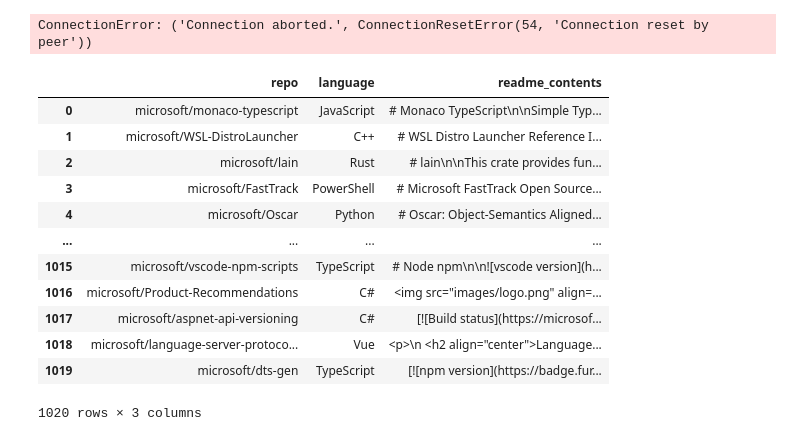
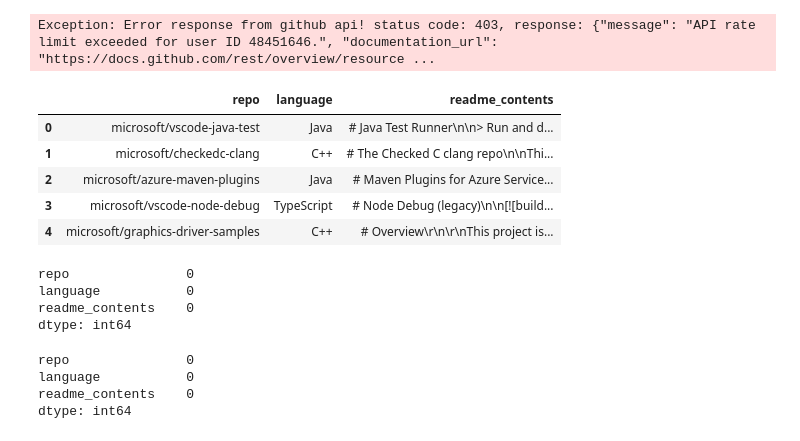
Before and after one commit to mdalton87/predict_prog_lang_with_readme, a Jupyter notebook: github_aquire_and_prep.ipynb, the cells around one changed output. Drawn from its saved outputs; the diff is of its cells as text; code cells hidden in the pictures.

```diff
--- a/github_aquire_and_prep.ipynb
+++ b/github_aquire_and_prep.ipynb
@@ -36,0 +38,13 @@ for n in range(0,30):
+# %%
+i = 35
+while i < 80:
+    url = 'https://github.com/microsoft?language=&page=' + str(i) + '&sort=stargazers&type='
+    response = requests.get(url)
+    html = response.text
+    soup = bs4.BeautifulSoup(html)
+
+    for n in range(0,30):
+        REPOS.append(soup.select('h3')[n].text)
+        REPOS = list(set(REPOS))
+
+    i += 1
@@ -41,13 +56,0 @@ len(REPOS)
-# %%
-i = 2
-while i < 35:
-    url = 'https://github.com/microsoft?language=&page=' + str(i) + '&sort=stargazers&type='
-    response = requests.get(url)
-    html = response.text
-    soup = bs4.BeautifulSoup(html)
-
-    for n in range(0,30):
-        REPOS.append(soup.select('h3')[n].text)
-        REPOS = list(set(REPOS))
-
-    i += 1
@@ -195,9 +185,9 @@ def scrape_github_data() -> List[Dict[str, str]]:
 
 if __name__ == "__main__":
     data = scrape_github_data()
-    json.dump(data, open("data.json", "w"), indent=1)
+    json.dump(data, open("data2.json", "w"), indent=1)
 # %%
 scrape_github_data()
 # %% [output]
-ConnectionError: ('Connection aborted.', ConnectionResetError(54, 'Connection reset by peer'))
+Exception: Error response from github api! status code: 403, response: {"message": "API rate limit exceeded for user ID 48451646.", "documentation_url": "https://docs.github.com/rest/overview/resource ...
 # %%
@@ -205,6 +196,7 @@ f = open('data.json')
 # %%
 # returns JSON object as
 # a dictionary
-data = json.load(f)
+# data = json.load(f)
+data2 = json.load(g)
 # %%
 df = pd.DataFrame(data)
@@ -211,16 +205,9 @@ df = pd.DataFrame(data)
 # %%
-df
+df.head()
 # %% [output]
 |  | repo | language | readme_contents |
-| 0 | microsoft/monaco-typescript | JavaScript | # Monaco TypeScript\n\nSimple Typ... |
-| 1 | microsoft/WSL-DistroLauncher | C++ | # WSL Distro Launcher Reference I... |
-| 2 | microsoft/lain | Rust | # lain\n\nThis crate provides fun... |
-| 3 | microsoft/FastTrack | PowerShell | # Microsoft FastTrack Open Source... |
-| 4 | microsoft/Oscar | Python | # Oscar: Object-Semantics Aligned... |
-| ... | ... | ... | ... |
-| 1015 | microsoft/vscode-npm-scripts | TypeScript | # Node npm\n\n![vscode version](h... |
-| 1016 | microsoft/Product-Recommendations | C# | <img src="images/logo.png" align=... |
-| 1017 | microsoft/aspnet-api-versioning | C# | [![Build status](https://microsof... |
-| 1018 | microsoft/language-server-protoco... | Vue | <p>\n <h2 align="center">Language... |
-| 1019 | microsoft/dts-gen | TypeScript | [![npm version](https://badge.fur... |
+| 0 | microsoft/vscode-java-test | Java | # Java Test Runner\n\n> Run and d... |
+| 1 | microsoft/checkedc-clang | C++ | # The Checked C clang repo\n\nThi... |
+| 2 | microsoft/azure-maven-plugins | Java | # Maven Plugins for Azure Service... |
+| 3 | microsoft/vscode-node-debug | TypeScript | # Node Debug (legacy)\n\n[![build... |
+| 4 | microsoft/graphics-driver-samples | C++ | # Overview\r\n\r\nThis project is... |
-1020 rows × 3 columns
@@ -226,0 +218,7 @@ df
+# %%
+df.isnull().sum()
+# %% [output]
+repo               0
+language           0
+readme_contents    0
+dtype: int64
@@ -226,0 +227,7 @@ df
+# %%
+df.isnull().sum()
+# %% [output]
+repo               0
+language           0
+readme_contents    0
+dtype: int64
```
Also changed, not shown: parts of 15 cells of this notebook, 1 other file.
